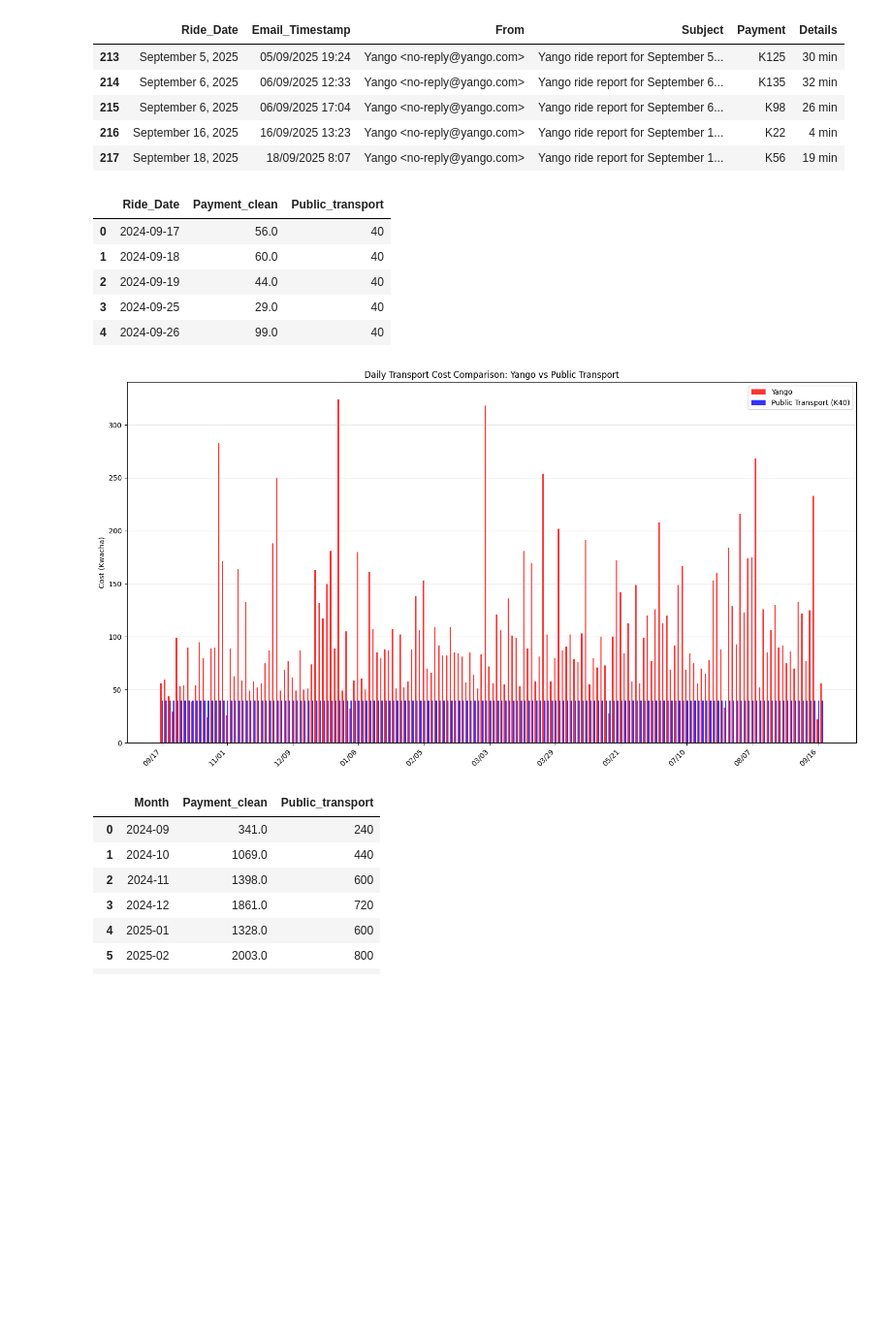
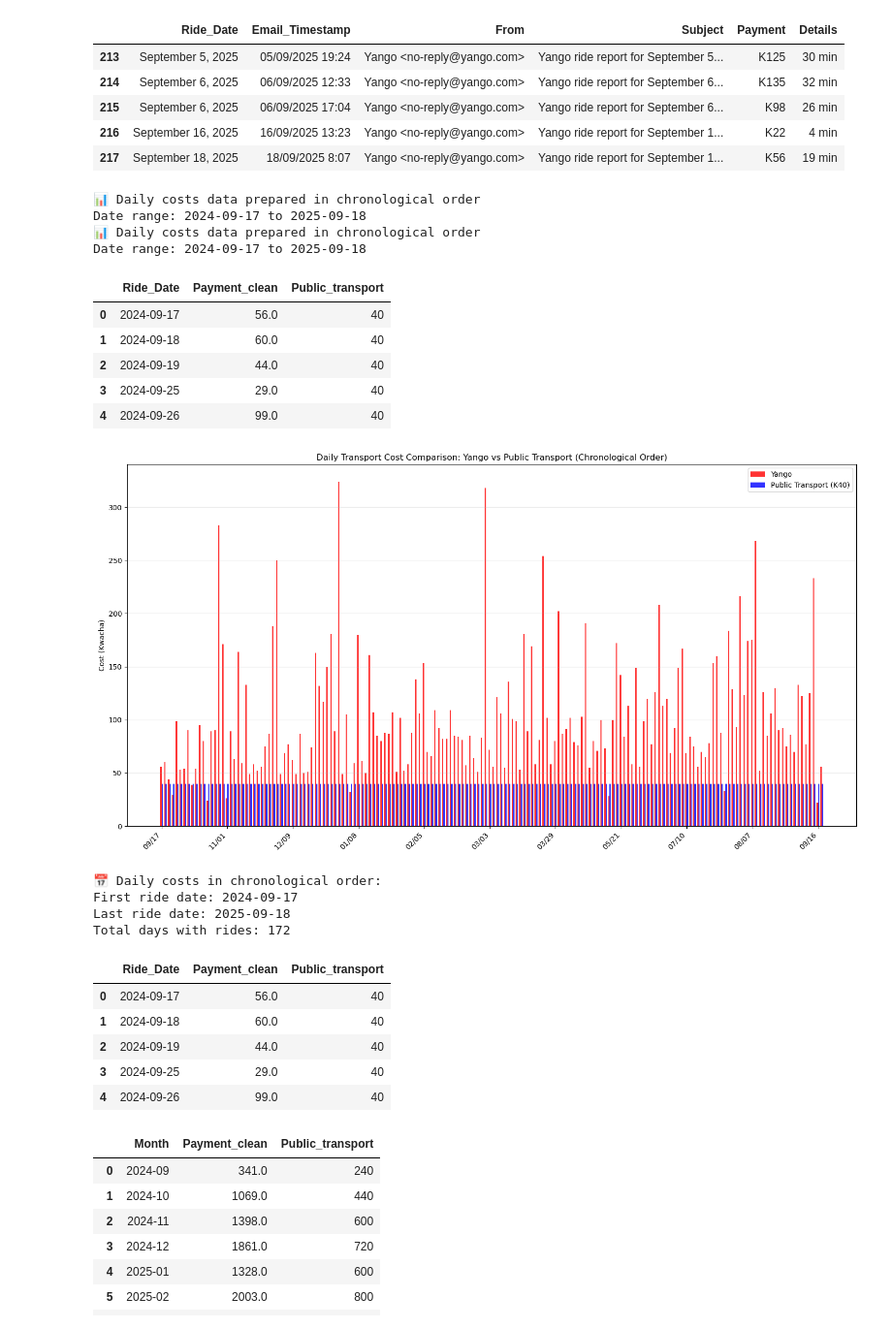
Before and after one commit to Picassoiam/ProjektRed.github.io, a Jupyter notebook: ProjektRed.ipynb, the cells around one changed output. Shown at 97% size. Drawn from its saved outputs; the diff is of its cells as text; code cells hidden in the pictures; blank space fills up the shorter version.

```diff
--- a/ProjektRed.ipynb
+++ b/ProjektRed.ipynb
@@ -21,21 +21,27 @@ yango_data.tail()
 | 216 | September 16, 2025 | 16/09/2025 13:23 | Yango <no-reply@yango.com> | Yango ride report for September 1... | K22 | 4 min |
 | 217 | September 18, 2025 | 18/09/2025 8:07 | Yango <no-reply@yango.com> | Yango ride report for September 1... | K56 | 19 min |
 # %%
-
 # Clean Payment column
 yango_data['Payment_clean'] = yango_data['Payment'].str.replace("K", "").astype(float)
 
 # Convert Ride_Date to datetime
 yango_data['Ride_Date'] = pd.to_datetime(yango_data['Ride_Date'])
 
-# Group by date (sum rides per day)
+# Group by date (sum rides per day) and sort chronologically
 daily_costs = yango_data.groupby('Ride_Date')['Payment_clean'].sum().reset_index()
+daily_costs = daily_costs.sort_values('Ride_Date').reset_index(drop=True)
 
 # Add public transport cost
 daily_costs['Public_transport'] = 40
 
+print("📊 Daily costs data prepared in chronological order")
+print(f"Date range: {daily_costs['Ride_Date'].min().strftime('%Y-%m-%d')} to {daily_costs['Ride_Date'].max().strftime('%Y-%m-%d')}")
 daily_costs.head()
 # %% [output]
+📊 Daily costs data prepared in chronological order
+Date range: 2024-09-17 to 2025-09-18
+📊 Daily costs data prepared in chronological order
+Date range: 2024-09-17 to 2025-09-18
 |  | Ride_Date | Payment_clean | Public_transport |
 | 0 | 2024-09-17 | 56.0 | 40 |
 | 1 | 2024-09-18 | 60.0 | 40 |
@@ -43,30 +49,50 @@ daily_costs.head()
 | 3 | 2024-09-25 | 29.0 | 40 |
 | 4 | 2024-09-26 | 99.0 | 40 |
 # %%
-# Daily comparison visualization
+# Daily comparison visualization - Chronologically ordered
+# Ensure data is sorted chronologically
+daily_costs_sorted = daily_costs.sort_values('Ride_Date').reset_index(drop=True)
+
 plt.figure(figsize=(15,8))
 bar_width = 0.35
-dates = range(len(daily_costs))
+dates = range(len(daily_costs_sorted))
 
-plt.bar([d - bar_width/2 for d in dates], daily_costs['Payment_clean'],
+plt.bar([d - bar_width/2 for d in dates], daily_costs_sorted['Payment_clean'],
         width=bar_width, color='red', label='Yango', alpha=0.8)
-plt.bar([d + bar_width/2 for d in dates], daily_costs['Public_transport'],
+plt.bar([d + bar_width/2 for d in dates], daily_costs_sorted['Public_transport'],
         width=bar_width, color='blue', label='Public Transport (K40)', alpha=0.8)
 
 # Improve date formatting - show fewer dates to avoid crowding
-step = max(1, len(daily_costs) // 10)  # Show roughly 10 date labels
-date_indices = range(0, len(daily_costs), step)
-date_labels = [daily_costs['Ride_Date'].iloc[i].strftime("%m/%d") for i in date_indices]
+step = max(1, len(daily_costs_sorted) // 10)  # Show roughly 10 date labels
+date_indices = range(0, len(daily_costs_sorted), step)
+date_labels = [daily_costs_sorted['Ride_Date'].iloc[i].strftime("%m/%d") for i in date_indices]
 
 plt.xticks(date_indices, date_labels, rotation=45, ha='right')
 plt.ylabel("Cost (Kwacha)")
-plt.title("Daily Transport Cost Comparison: Yango vs Public Transport")
+plt.title("Daily Transport Cost Comparison: Yango vs Public Transport (Chronological Order)")
 plt.legend()
 plt.grid(axis='y', alpha=0.3)
 plt.tight_layout()
 plt.show()
+
+# Display the chronologically ordered data
+print("📅 Daily costs in chronological order:")
+print(f"First ride date: {daily_costs_sorted['Ride_Date'].iloc[0].strftime('%Y-%m-%d')}")
+print(f"Last ride date: {daily_costs_sorted['Ride_Date'].iloc[-1].strftime('%Y-%m-%d')}")
+print(f"Total days with rides: {len(daily_costs_sorted)}")
+daily_costs_sorted.head()
 # %% [output]
-[figure, old version]
+[figure, new version]
+📅 Daily costs in chronological order:
+First ride date: 2024-09-17
+Last ride date: 2025-09-18
+Total days with rides: 172
+|  | Ride_Date | Payment_clean | Public_transport |
+| 0 | 2024-09-17 | 56.0 | 40 |
+| 1 | 2024-09-18 | 60.0 | 40 |
+| 2 | 2024-09-19 | 44.0 | 40 |
+| 3 | 2024-09-25 | 29.0 | 40 |
+| 4 | 2024-09-26 | 99.0 | 40 |
 # %%
 
 # Add month column
```
Also changed, not shown: parts of 7 cells of this notebook.
